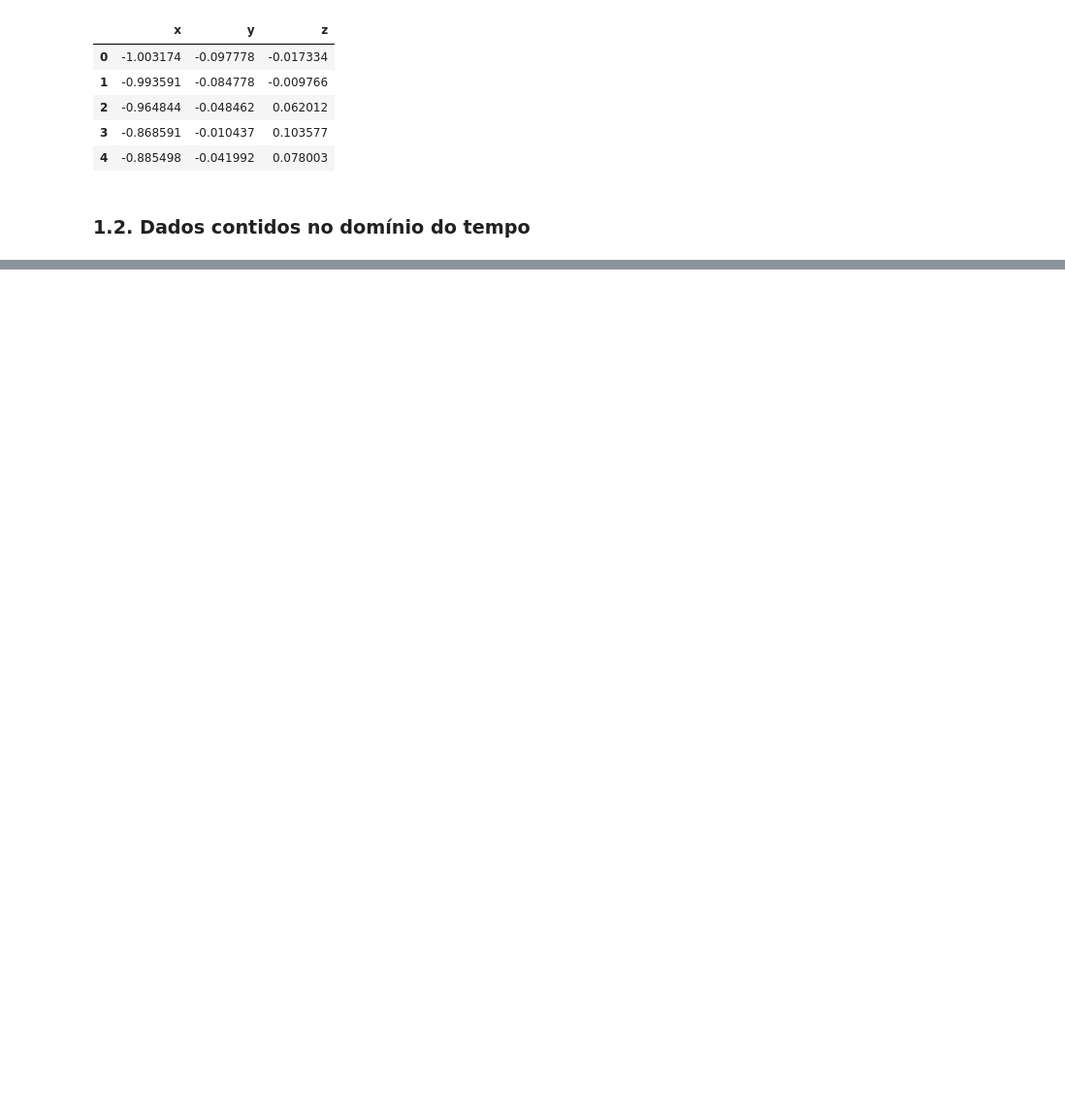
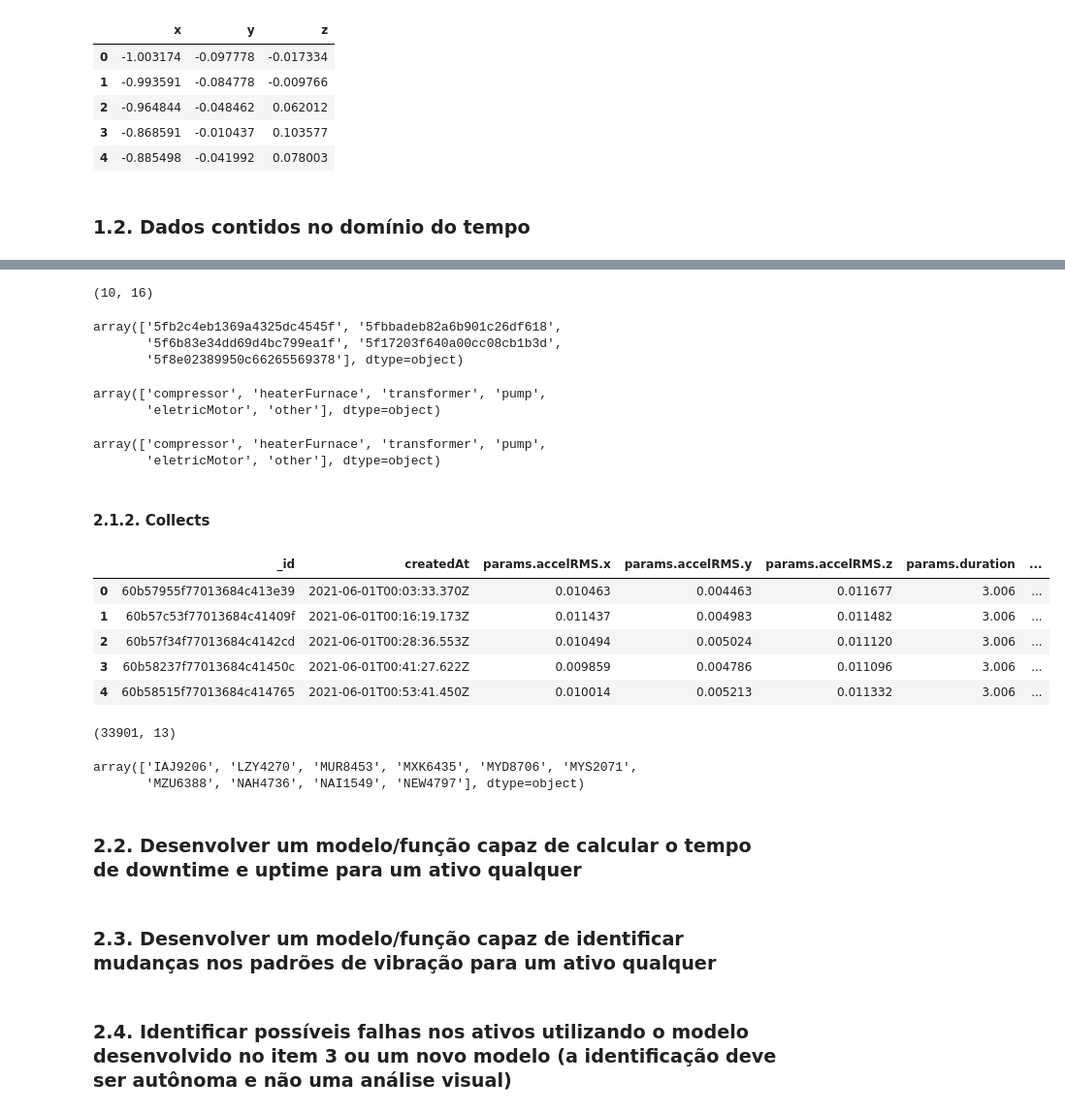
Before and after one commit to barbosarafael/case_Tractian, a Jupyter notebook: notebook/1.0.notebook_CaseTractian.ipynb, the cells around one changed output, grey strips where cells are left out. Shown: that part at 97% size. Drawn from its saved outputs; the diff is of its cells as text; code cells hidden in the pictures; blank space fills up the shorter version.

```diff
--- a/notebook/1.0.notebook_CaseTractian.ipynb
+++ b/notebook/1.0.notebook_CaseTractian.ipynb
@@ -48,0 +107,54 @@ _
+# %%
+assets.shape
+# %% [output]
+(10, 16)
+# %%
+#---- Univariada: Quantas companhias temos presentes com ativos?
+
+assets['company'].unique()
+# %% [output]
+array(['5fb2c4eb1369a4325dc4545f', '5fbbadeb82a6b901c26df618',
+       '5f6b83e34dd69d4bc799ea1f', '5f17203f640a00cc08cb1b3d',
+       '5f8e02389950c66265569378'], dtype=object)
+# %%
+#---- Univariada: Quantos e quais tipos de máquinas temos sensores?
+
+assets['modelType'].unique()
+# %% [output]
+array(['compressor', 'heaterFurnace', 'transformer', 'pump',
+       'eletricMotor', 'other'], dtype=object)
+# %%
+#---- Univariada: Quantos e quais tipos de máquinas temos sensores?
+
+assets['modelType'].unique()
+# %% [output]
+array(['compressor', 'heaterFurnace', 'transformer', 'pump',
+       'eletricMotor', 'other'], dtype=object)
+# %% [markdown]
+#### 2.1.2. Collects
+# %%
+collects = pd.read_csv(raw_data2_path + 'collects.csv')
+
+collects.head()
+# %% [output]
+|  | _id | createdAt | params.accelRMS.x | params.accelRMS.y | params.accelRMS.z | params.duration | ... |
+| 0 | 60b57955f77013684c413e39 | 2021-06-01T00:03:33.370Z | 0.010463 | 0.004463 | 0.011677 | 3.006 | ... |
+| 1 | 60b57c53f77013684c41409f | 2021-06-01T00:16:19.173Z | 0.011437 | 0.004983 | 0.011482 | 3.006 | ... |
+| 2 | 60b57f34f77013684c4142cd | 2021-06-01T00:28:36.553Z | 0.010494 | 0.005024 | 0.011120 | 3.006 | ... |
+| 3 | 60b58237f77013684c41450c | 2021-06-01T00:41:27.622Z | 0.009859 | 0.004786 | 0.011096 | 3.006 | ... |
+| 4 | 60b58515f77013684c414765 | 2021-06-01T00:53:41.450Z | 0.010014 | 0.005213 | 0.011332 | 3.006 | ... |
+# %%
+collects.shape
+# %% [output]
+(33901, 13)
+# %%
+collects['sensorId'].unique()
+# %% [output]
+array(['IAJ9206', 'LZY4270', 'MUR8453', 'MXK6435', 'MYD8706', 'MYS2071',
+       'MZU6388', 'NAH4736', 'NAI1549', 'NEW4797'], dtype=object)
+# %% [markdown]
+### 2.2. Desenvolver um modelo/função capaz de calcular o tempo de downtime e uptime para um ativo qualquer
+# %% [markdown]
+### 2.3. Desenvolver um modelo/função capaz de identificar mudanças nos padrões de vibração para um ativo qualquer
+# %% [markdown]
+### 2.4. Identificar possíveis falhas nos ativos utilizando o modelo desenvolvido no item 3 ou um novo modelo (a identificação deve ser autônoma e não uma análise visual)
```
Also changed, not shown: parts of 11 cells of this notebook, 2 other files.
